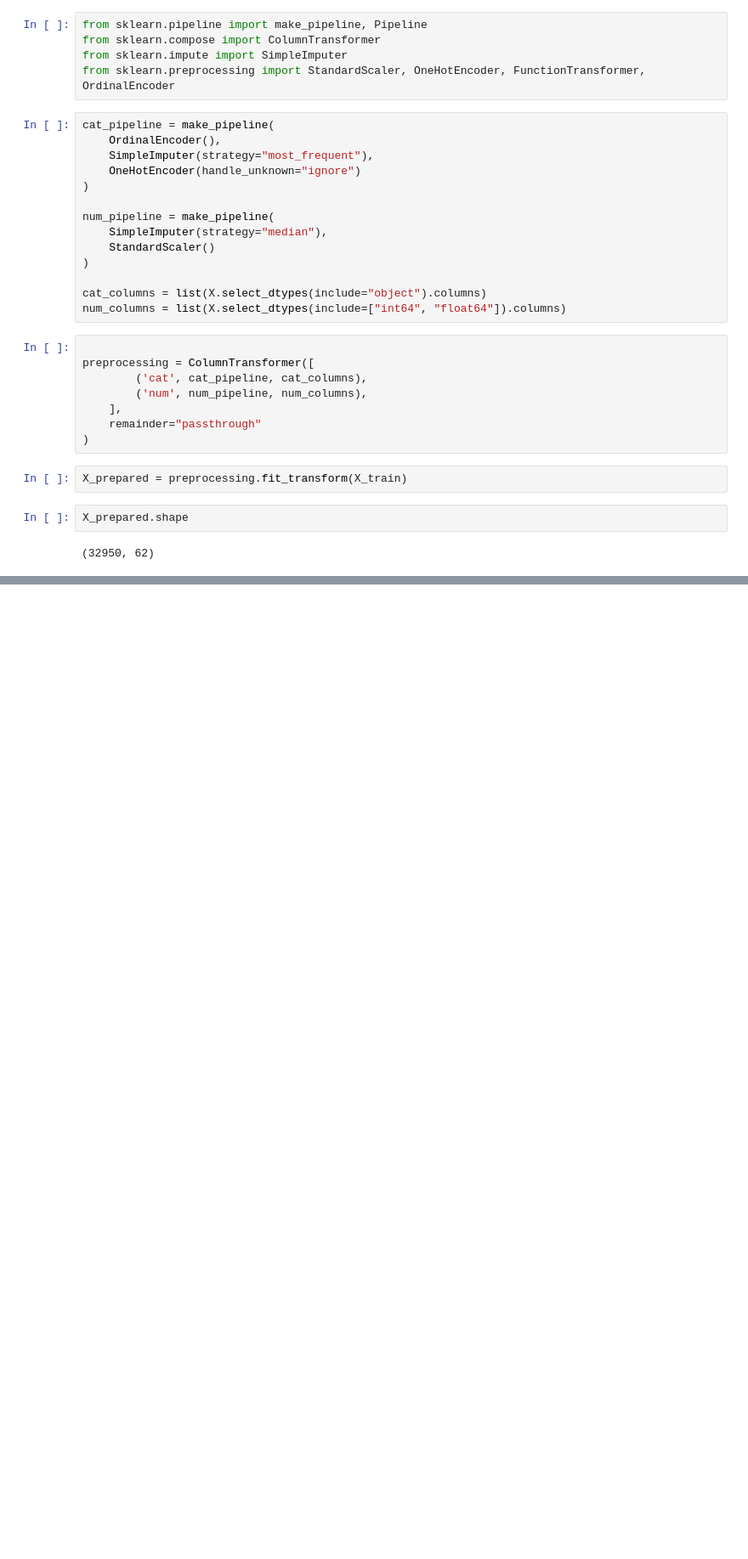
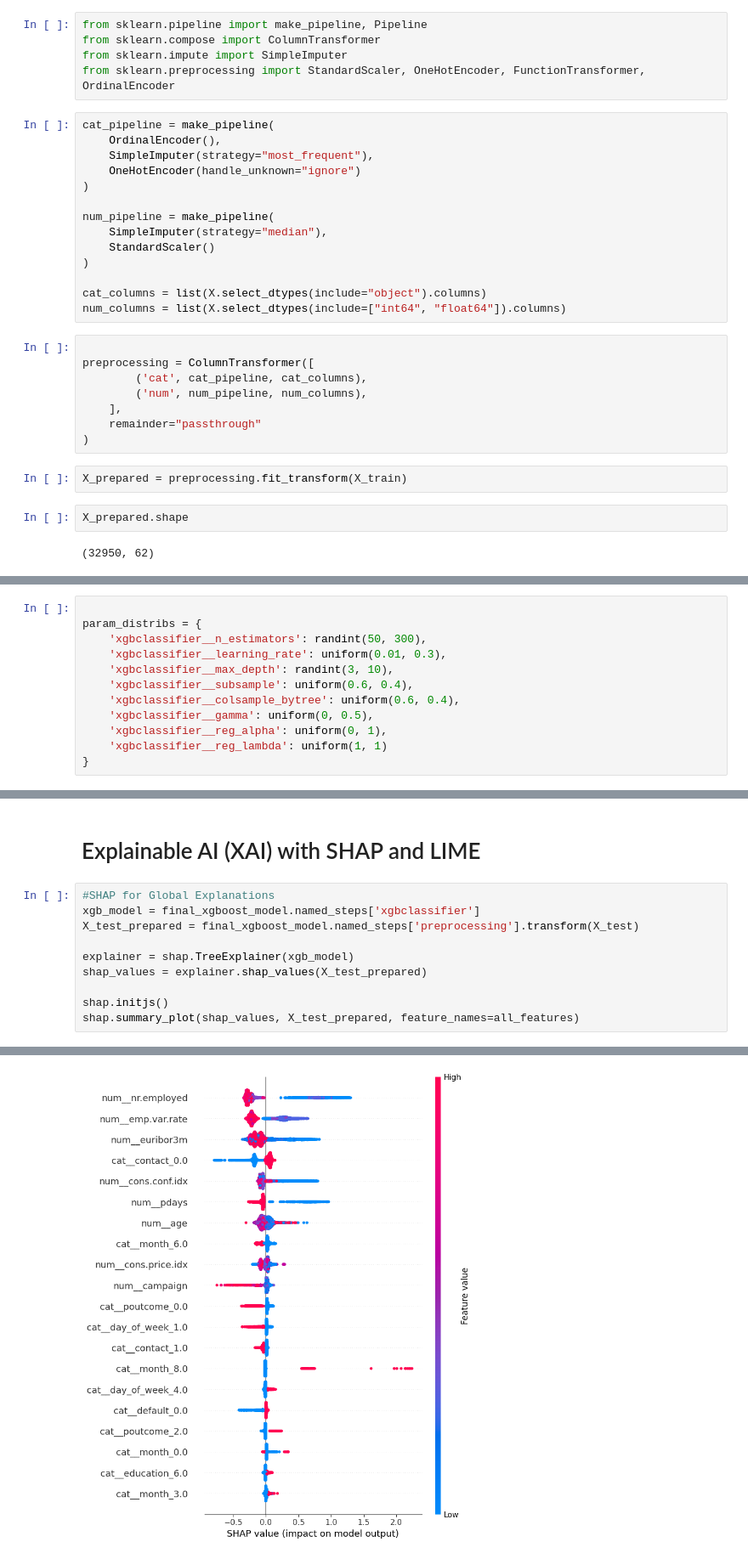
Before and after one commit to muhammadsantosa/forage_pwc_digital_intelligence, a Jupyter notebook: Task_1.ipynb, the cells around one changed output, grey strips where cells are left out. Shown at 85% size. Drawn from its saved outputs; the diff is of its cells as text; blank space fills up the shorter version.

```diff
--- a/Task_1.ipynb
+++ b/Task_1.ipynb
@@ -171,0 +172,12 @@ array(['cat__job_0.0', 'cat__job_1.0', 'cat__job_2.0', 'cat__job_3.0',
+# %%
+
+param_distribs = {
+    'xgbclassifier__n_estimators': randint(50, 300),
+    'xgbclassifier__learning_rate': uniform(0.01, 0.3),
+    'xgbclassifier__max_depth': randint(3, 10),
+    'xgbclassifier__subsample': uniform(0.6, 0.4),
+    'xgbclassifier__colsample_bytree': uniform(0.6, 0.4),
+    'xgbclassifier__gamma': uniform(0, 0.5),
+    'xgbclassifier__reg_alpha': uniform(0, 1),
+    'xgbclassifier__reg_lambda': uniform(1, 1)
+}
@@ -171,0 +261,13 @@ array(['cat__job_0.0', 'cat__job_1.0', 'cat__job_2.0', 'cat__job_3.0',
+# %% [markdown]
+# Explainable AI (XAI) with SHAP and LIME
+# %%
+#SHAP for Global Explanations
+xgb_model = final_xgboost_model.named_steps['xgbclassifier']
+X_test_prepared = final_xgboost_model.named_steps['preprocessing'].transform(X_test)
+
+explainer = shap.TreeExplainer(xgb_model)
+shap_values = explainer.shap_values(X_test_prepared)
+
+shap.initjs()
+shap.summary_plot(shap_values, X_test_prepared, feature_names=all_features)
+# %% [output]
@@ -171,0 +275 @@ array(['cat__job_0.0', 'cat__job_1.0', 'cat__job_2.0', 'cat__job_3.0',
+[figure, added]
```
Also changed, not shown: parts of 19 cells of this notebook.
